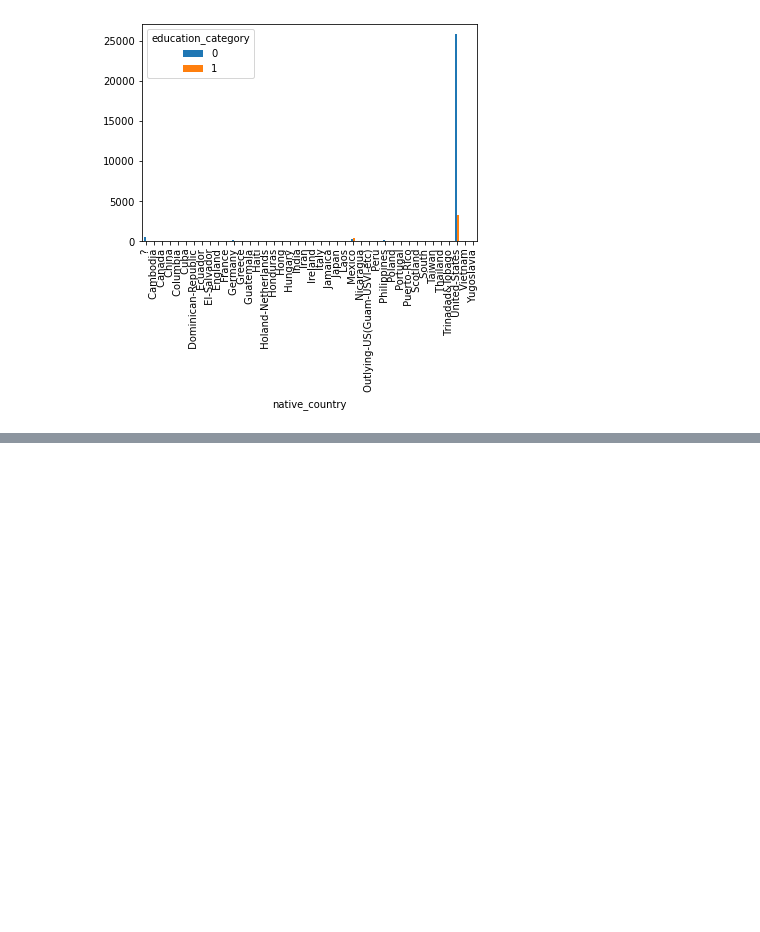
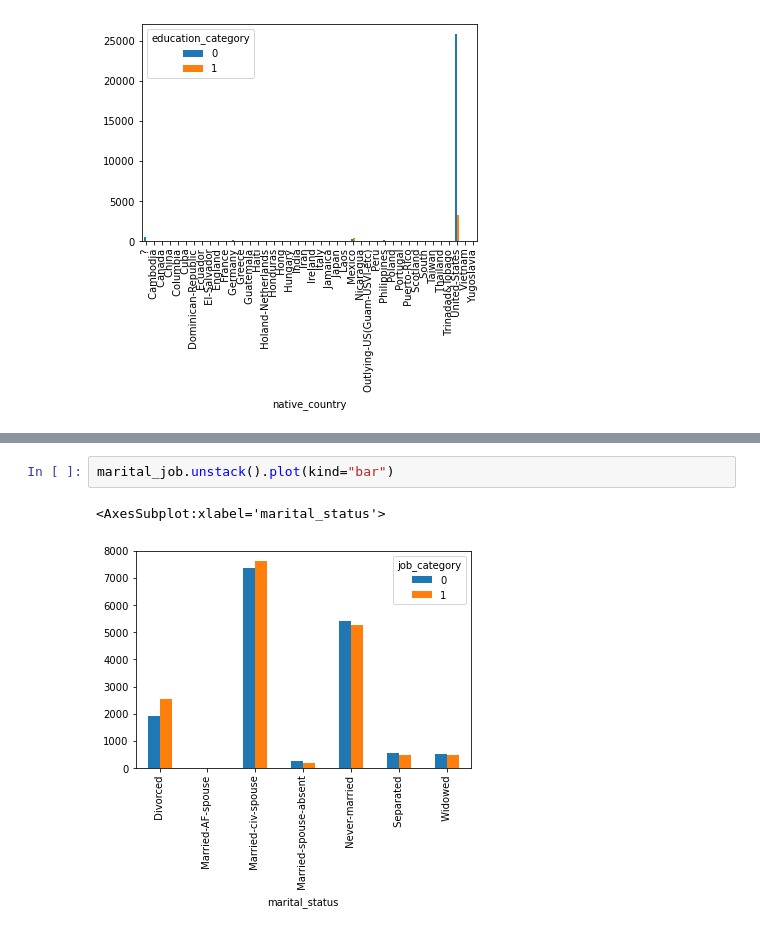
Before and after one commit to mjeong/clessardmjeongsp2021finalproject, a Jupyter notebook: report.ipynb, the cells around one changed output, grey strips where cells are left out. Cells and saved outputs as stored; diff of their text form; blank space fills up the shorter version.

```diff
--- a/report.ipynb
+++ b/report.ipynb
@@ -329,0 +335,5 @@ country_education.unstack().plot(kind="bar")
+# %%
+marital_job.unstack().plot(kind="bar")
+# %% [output]
+<AxesSubplot:xlabel='marital_status'>
+[figure, added]
```
Also changed, not shown: parts of 8 cells of this notebook.
